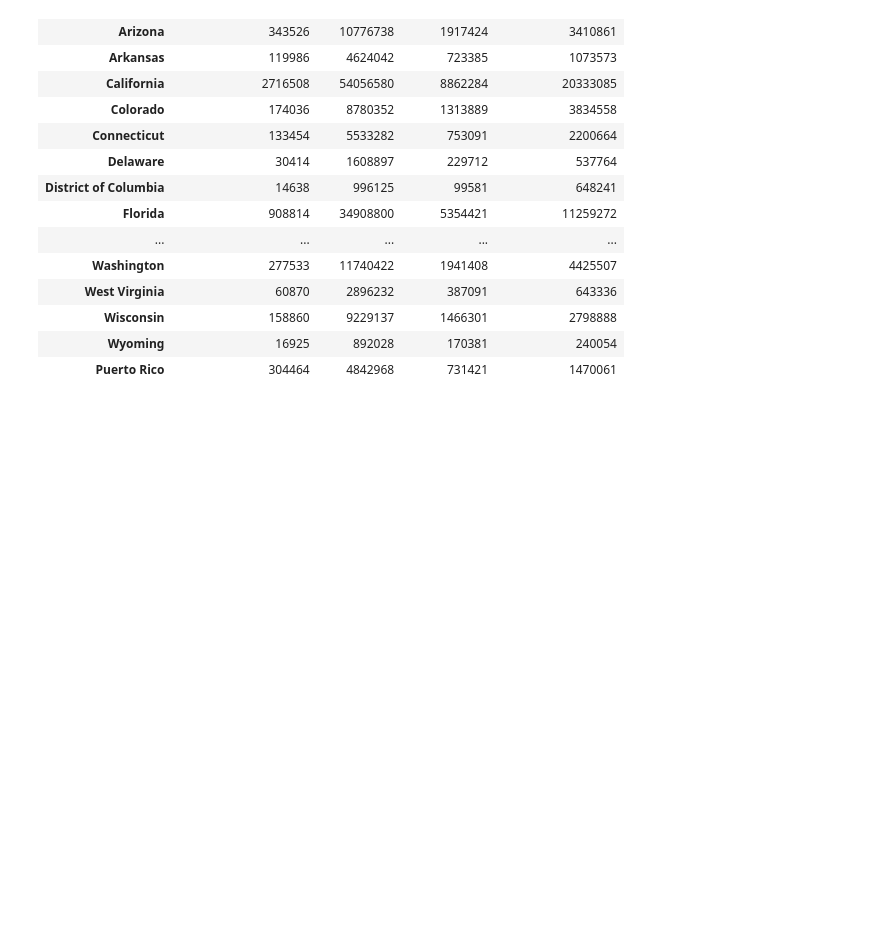
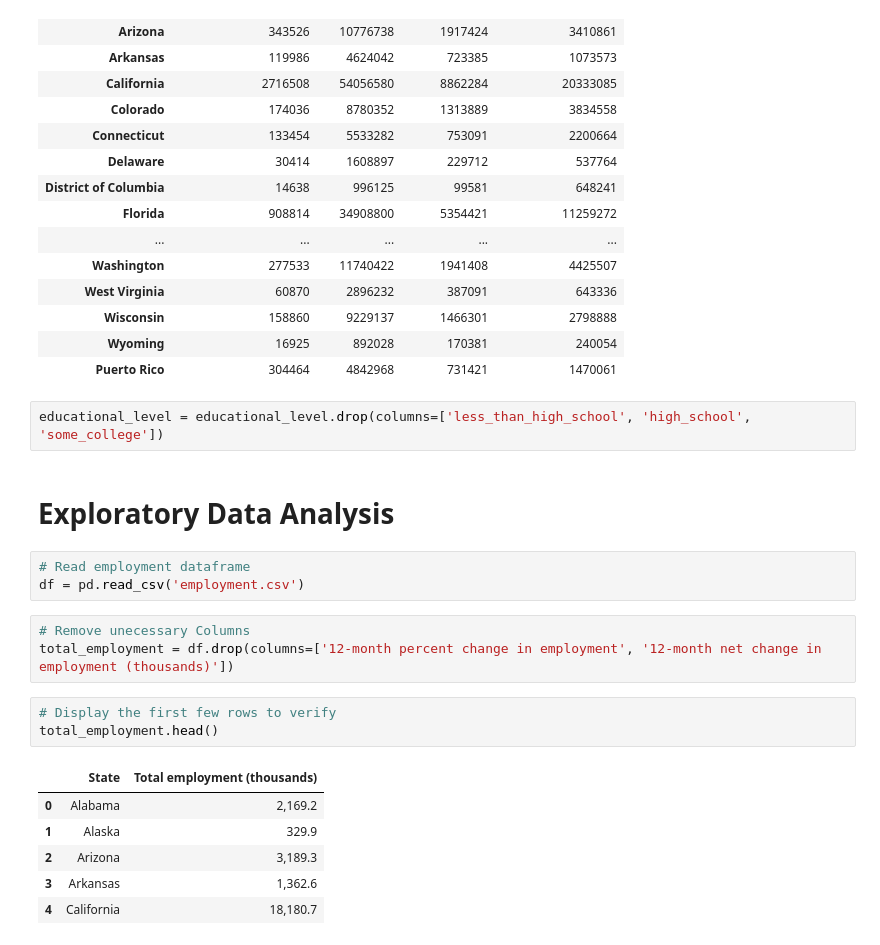
Before and after one commit to jz024/math189_project, a Jupyter notebook: education level.ipynb, the cells around one changed output. Drawn from its saved outputs; the diff is of its cells as text; blank space fills up the shorter version.

```diff
--- a/education level.ipynb
+++ b/education level.ipynb
@@ -237,3 +243,23 @@ educational_level
 | Wisconsin | 158860 | 9229137 | 1466301 | 2798888 |
 | Wyoming | 16925 | 892028 | 170381 | 240054 |
 | Puerto Rico | 304464 | 4842968 | 731421 | 1470061 |
+# %%
+educational_level = educational_level.drop(columns=['less_than_high_school', 'high_school', 'some_college'])
+# %% [markdown]
+# Exploratory Data Analysis
+# %%
+# Read employment dataframe
+df = pd.read_csv('employment.csv')
+# %%
+# Remove unecessary Columns
+total_employment = df.drop(columns=['12-month percent change in employment', '12-month net change in employment (thousands)'])
+# %%
+# Display the first few rows to verify
+total_employment.head()
+# %% [output]
+|  | State | Total employment (thousands) |
+| 0 | Alabama | 2,169.2 |
+| 1 | Alaska | 329.9 |
+| 2 | Arizona | 3,189.3 |
+| 3 | Arkansas | 1,362.6 |
+| 4 | California | 18,180.7 |
```
Also changed, not shown: parts of 10 cells of this notebook.
